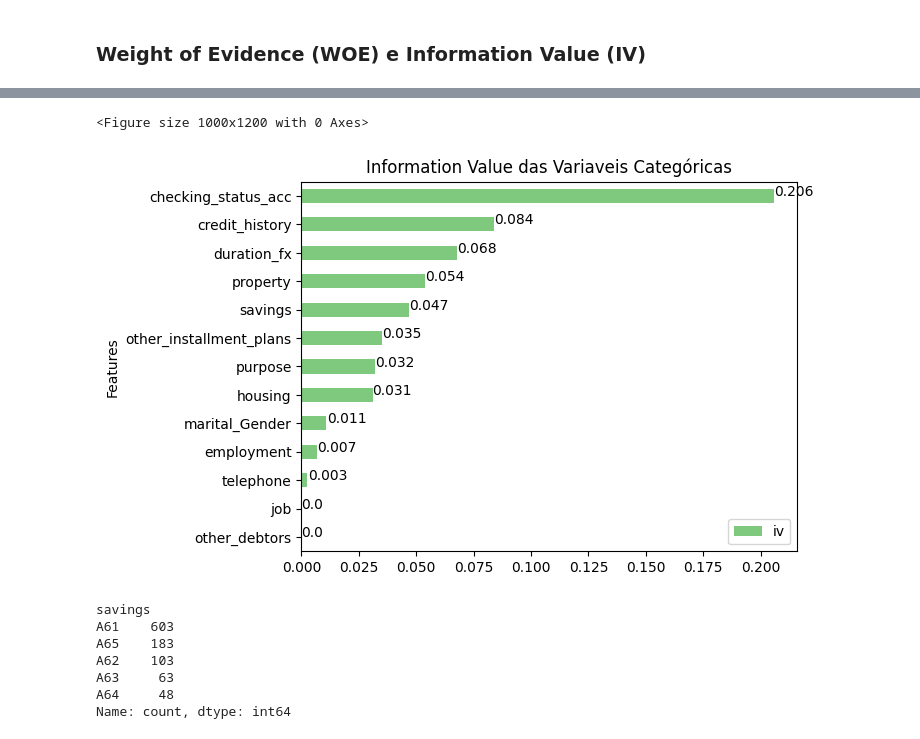
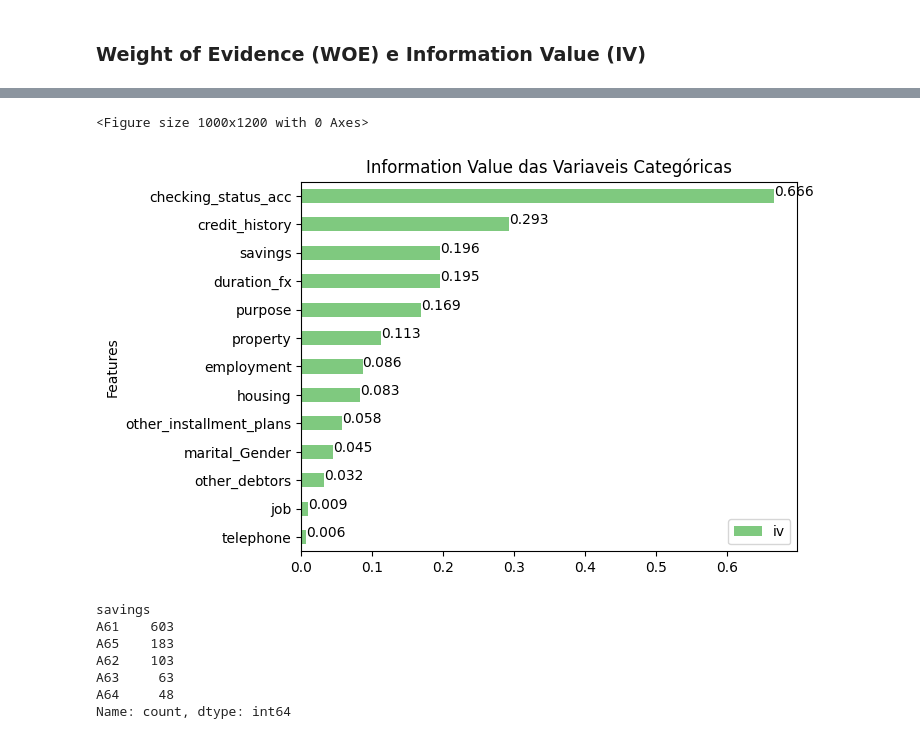
Before and after one commit to maylonleoncio/Credit-Risk, a Jupyter notebook: analysis_risk.ipynb, the cells around one changed output, grey strips where cells are left out. Drawn from its saved outputs; the diff is of its cells as text; code cells hidden in the pictures.

```diff
--- a/analysis_risk.ipynb
+++ b/analysis_risk.ipynb
@@ -182,29 +170,29 @@ IV Total: 0.2932
 # %%
 # Variaveis categoricas
 columns_cat = credit.drop(columns=['duration', 'amount', 'present_residence', 'age', 'existing_credits', 'dependents',
                                'installment_rate', 'foreign_worker', 'credit_risk']).columns
 
 # Lista para o IV
 iv = []
 
 for i in columns_cat:
     df_woe_iv = (pd.crosstab(credit[i], credit['credit_risk'], normalize='columns')
                  .assign(woe=lambda dfx: np.log(dfx[2] / dfx[1]))
                  .assign(iv=lambda dfx: (dfx[2] - dfx[1]) * dfx['woe']))
-    iv.append(df_woe_iv['iv'][0])
+    iv.append( df_woe_iv['iv'].sum())
 
 df_iv = pd.DataFrame({'Features': columns_cat, 'iv': iv}).set_index('Features').sort_values(by = 'iv')
 
 # plot
 plt.figure(figsize=(10,12))
 df_iv.plot(kind='barh', title='Information Value das Variaveis Categóricas', colormap='Accent')
 for index, value in enumerate(list(round(df_iv['iv'], 3))):
     plt.text((value), index, str(value))
 plt.legend(loc='lower right')
 plt.show()
 # %% [output]
 <Figure size 1000x1200 with 0 Axes>
-[figure, old version]
+[figure, new version]
 # %%
 credit.savings.value_counts()
 # %% [output]
```
Also changed, not shown: parts of 9 cells of this notebook.
